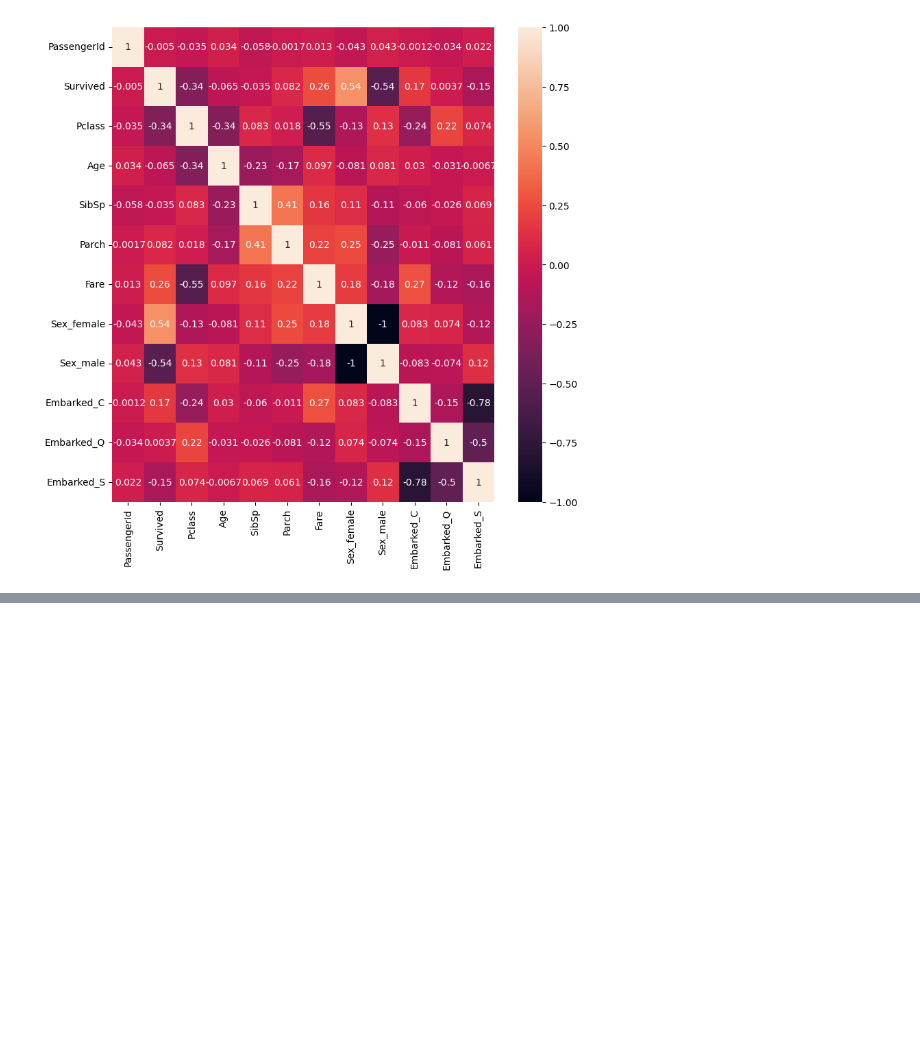
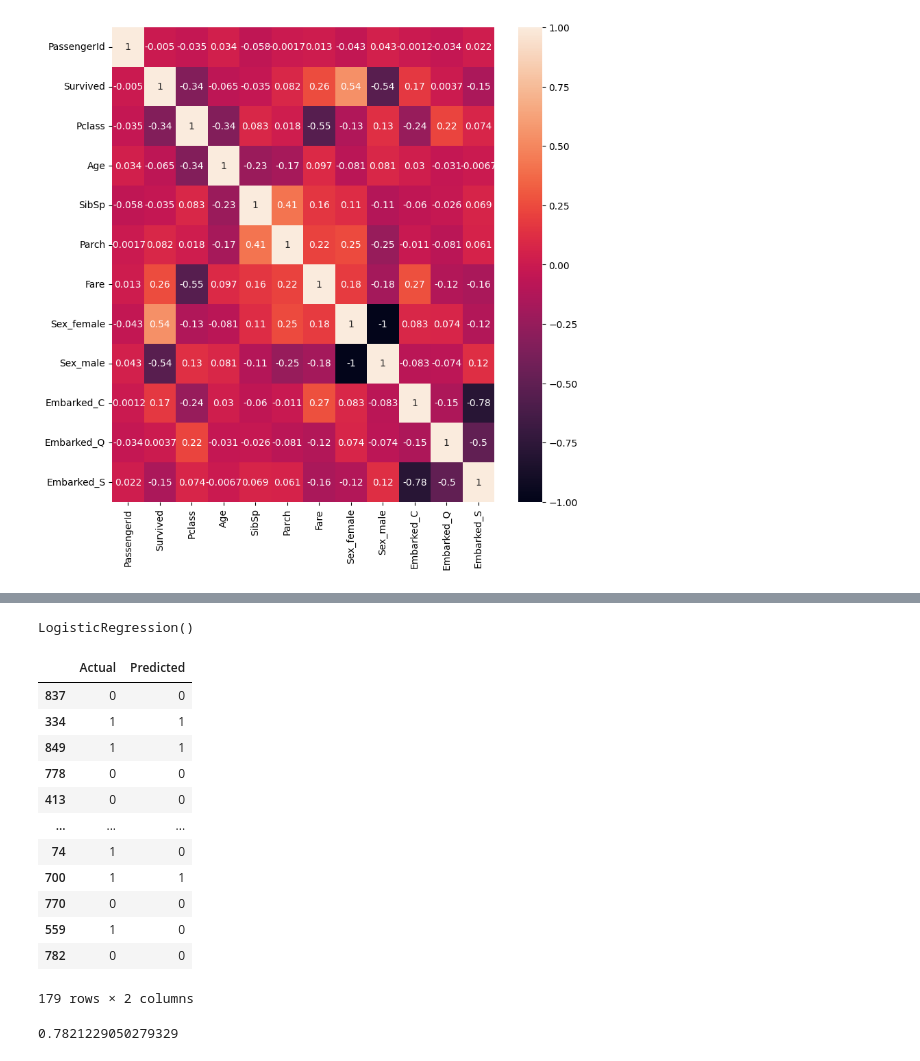
Before and after one commit to pkdc/titanic-survival-prediction, a Jupyter notebook: notebook/titanic.ipynb, the cells around one changed output, grey strips where cells are left out. Drawn from its saved outputs; the diff is of its cells as text; code cells hidden in the pictures; blank space fills up the shorter version.

Commit message:
used std scaler, logistic regression as baseline model, and measured with recall and precision score

```diff
--- a/notebook/titanic.ipynb
+++ b/notebook/titanic.ipynb
@@ -371,0 +378,38 @@ train_data = train_data.drop(columns=['Cabin', 'Cabin_impute'])
+# %%
+X_train, X_val, y_train, y_val = train_test_split(X, y, test_size=0.2, random_state=32)
+# %%
+# scale data
+std_scaler = StandardScaler()
+
+# rob_scaler = RobustScaler()
+X_train = std_scaler.fit_transform(X_train)
+X_val = std_scaler.transform(X_val)
+# %%
+log_reg = LogisticRegression()
+
+log_reg.fit(X_train, y_train)
+# %% [output]
+LogisticRegression()
+# %%
+y_pred = log_reg.predict(X_val)
+# %%
+survival_df = pd.DataFrame({'Actual': y_val, 'Predicted': y_pred})
+survival_df
+# %% [output]
+|  | Actual | Predicted |
+| 837 | 0 | 0 |
+| 334 | 1 | 1 |
+| 849 | 1 | 1 |
+| 778 | 0 | 0 |
+| 413 | 0 | 0 |
+| ... | ... | ... |
+| 74 | 1 | 0 |
+| 700 | 1 | 1 |
+| 770 | 0 | 0 |
+| 559 | 1 | 0 |
+| 782 | 0 | 0 |
+179 rows × 2 columns
+# %%
+accuracy_score(y_val, y_pred)
+# %% [output]
+0.7821229050279329
```
Also changed, not shown: parts of 4 cells of this notebook.
